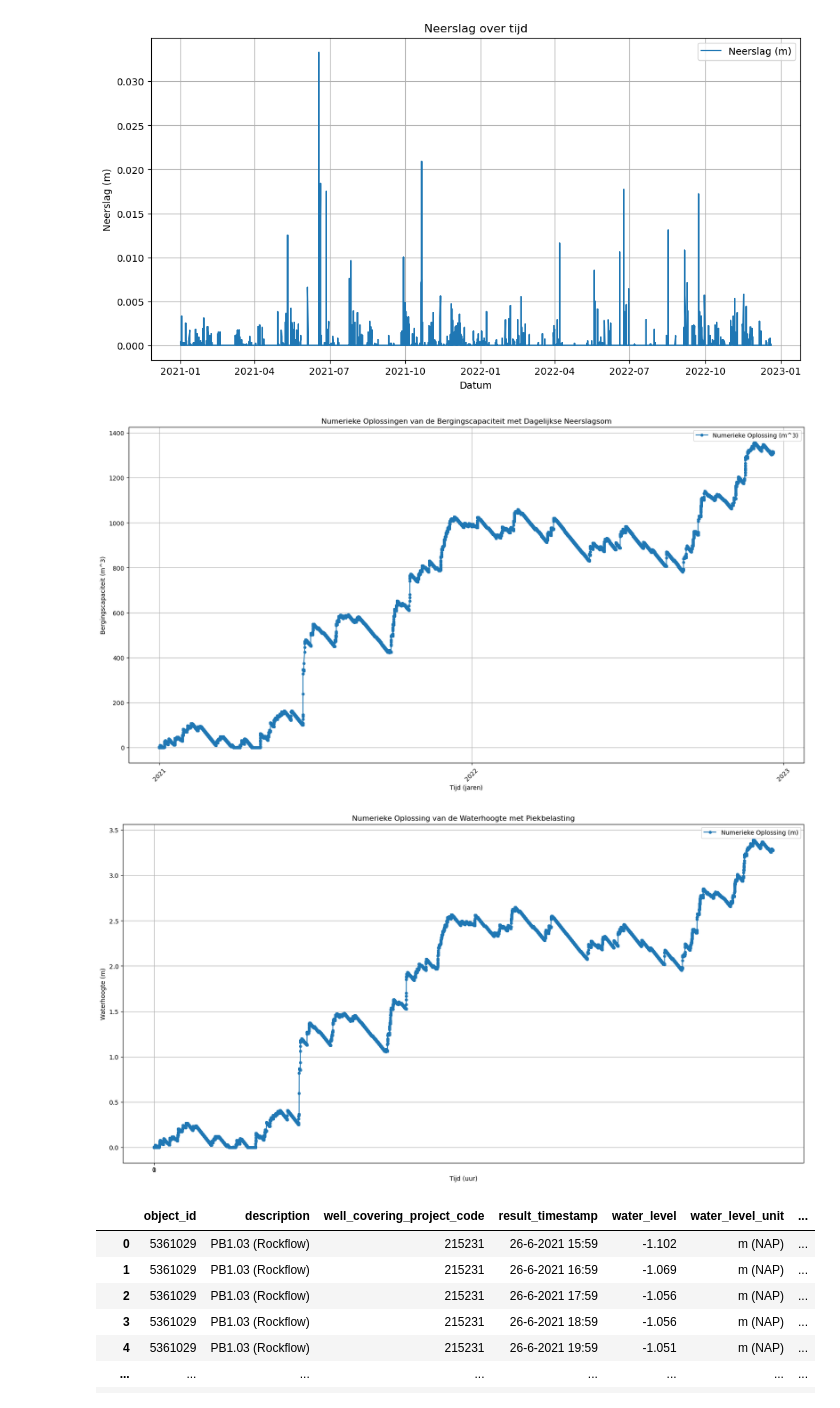
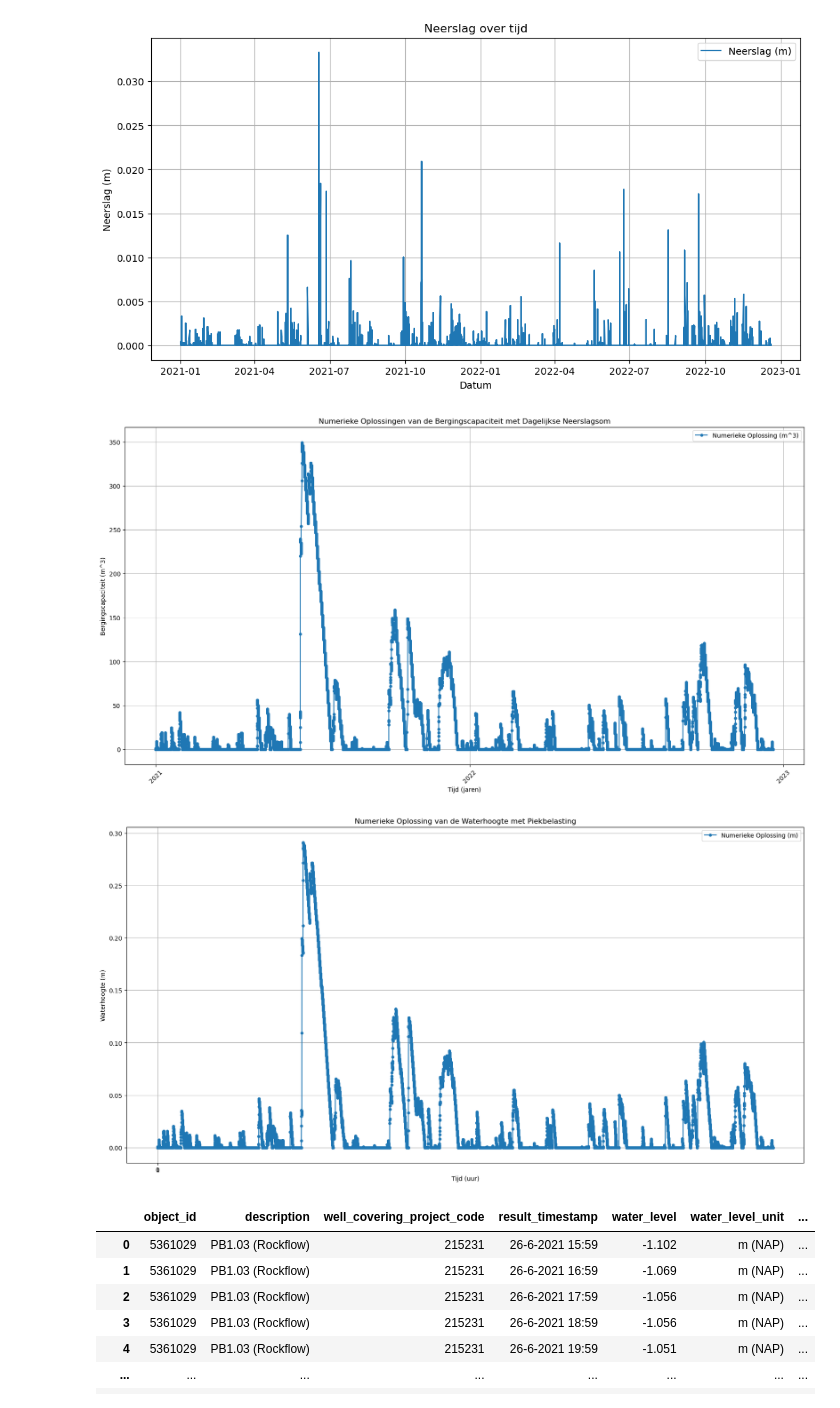
Before and after one commit to Dim277/Casus_waterbergende_weg, a Jupyter notebook: Dimitri_Test.ipynb, the cells around one changed output. Cells and saved outputs as stored; diff of their text form; code cells hidden in the pictures.

```diff
--- a/Dimitri_Test.ipynb
+++ b/Dimitri_Test.ipynb
@@ -54,7 +54,7 @@ A_trottoir_kolk = 177.02
 A_parkeerplaatsen = 570.08
 
 A_totaal= A_hellend_dak + A_vlak_dak + A_rijweg_goot + A_trottoir_goot + A_trottoir_kolk + A_parkeerplaatsen
-A_rockflow = 1000   #Oppervlak van het bergend pakket (m^2)
+A_rockflow = 3000   #Oppervlak van het bergend pakket (m^2)
 
 k_bodem = 0.0002   #Doorlatendheidscoëfficiënt van de bodem (m/uur)
 k_rockflow = 200/24 #Doorlatendheidscoëfficiënt van de rockflow (m/uur)
@@ -77,35 +77,35 @@ V[0] = 0.0  # Initiële bergingscapaciteit (m^3)
 for i in range(1, len(t)):
     dVdt = (Uursom_neerslag[i] * A_totaal - k_bodem * A_rockflow)
     V[i] = max(0, V[i - 1] + dVdt * dt)
     h[i] = max(0, V[i] / por_bodem / A_rockflow)
 
 # Plot de numerieke oplossing voor het volume (verbeterde x-as)
 plt.figure(figsize=(20, 10))
 plt.plot(df_neerslag["DateTime"], V, label='Numerieke Oplossing (m^3)', marker='o', markersize=4, linestyle='-')
 plt.xlabel('Tijd (jaren)')  # Verander x-as label naar 'Tijd (jaren)'
 plt.ylabel('Bergingscapaciteit (m^3)')
 plt.title('Numerieke Oplossingen van de Bergingscapaciteit met Dagelijkse Neerslagsom')
 plt.legend()
 plt.grid(True)
 plt.gca().xaxis.set_major_locator(mdates.YearLocator(base=1))  # Alleen de jaren laten zien
 plt.gca().xaxis.set_major_formatter(mdates.DateFormatter('%Y'))
 plt.xticks(rotation=45)  # Roteren van de waardes op de x-as
 plt.show()
 
 # Plot de numerieke oplossing voor waterhoogte
 plt.figure(figsize=(20, 10))
 plt.plot(t, h, label='Numerieke Oplossing (m)', marker='o', markersize=4, linestyle='-')
 plt.xlabel('Tijd (uur)')
 plt.ylabel('Waterhoogte (m)')
 plt.title('Numerieke Oplossing van de Waterhoogte met Piekbelasting')
 plt.legend()
 plt.grid(True)
 plt.xticks(np.arange(0, 2, 1))  # Tijdstapmarkeringen om de 1 dag
 plt.show()
 # %% [output]
 [figure]
-[figure, old version]
+[figure, new version]
-[figure, old version]
+[figure, new version]
 # %%
 import pandas as pd
 import matplotlib.pyplot as plt
```
Also changed, not shown: parts of 2 cells of this notebook.
